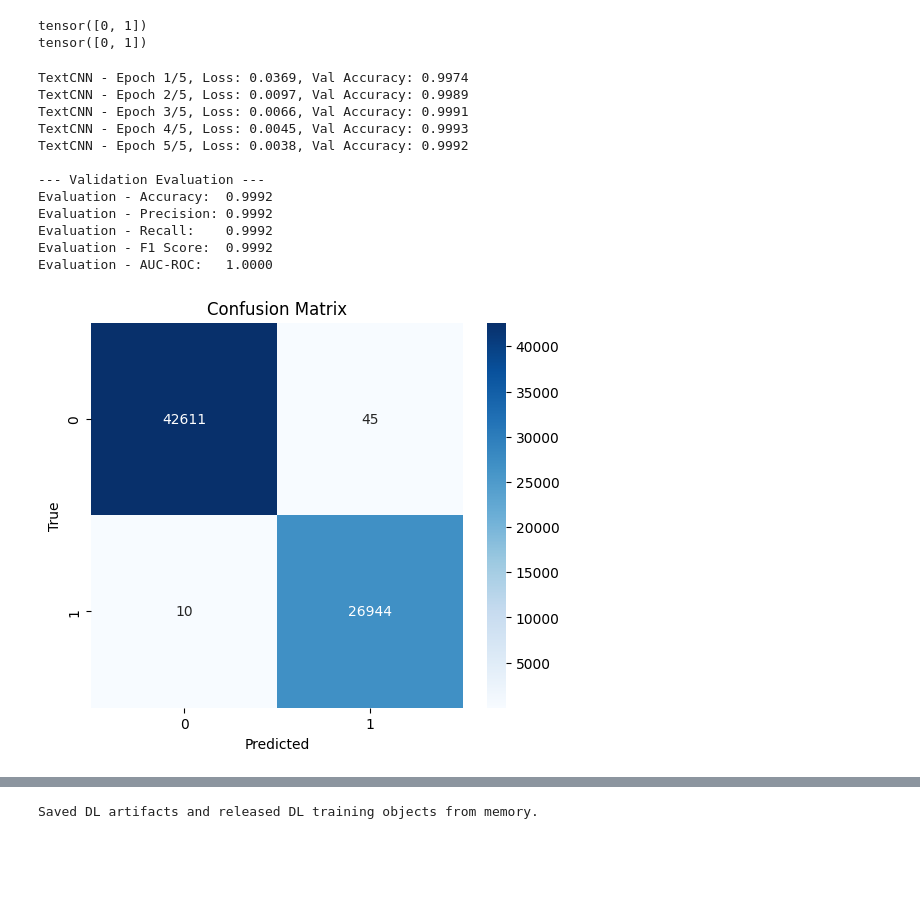
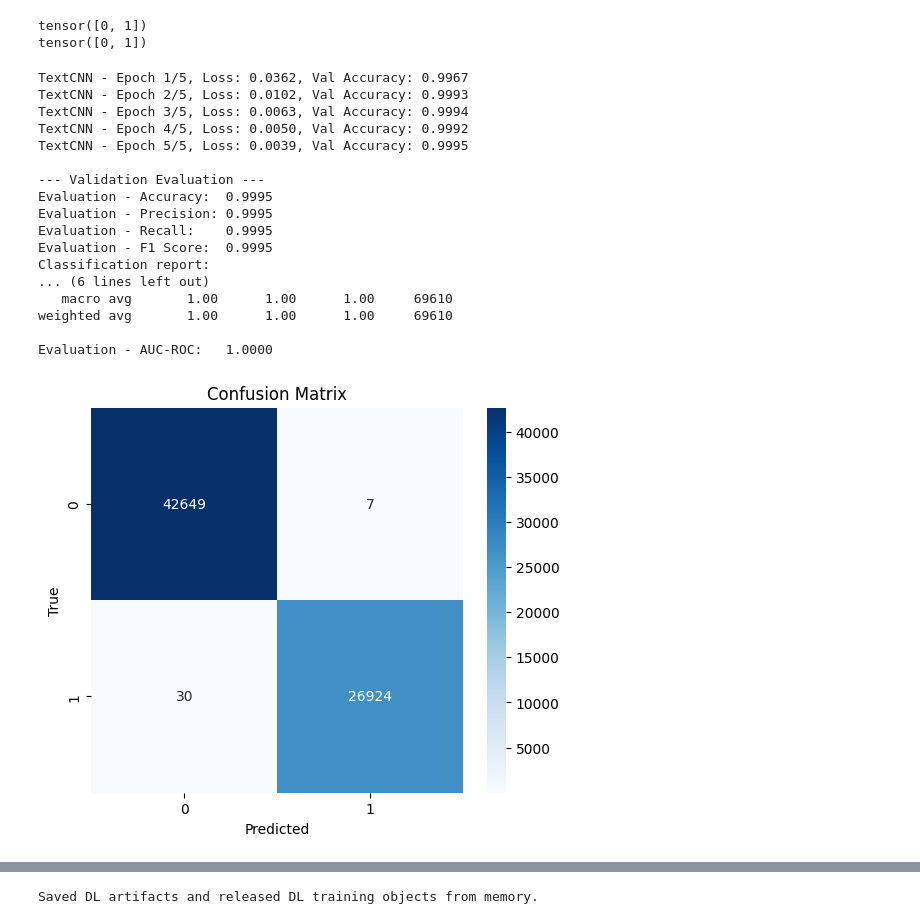
Before and after one commit to Youssef-Abdelshahid/AI-vs-Human-Text-Detection, a Jupyter notebook: AI_vs_Human_Text_Detection_Essay.ipynb, the cells around one changed output, grey strips where cells are left out. Saved outputs shown, nothing was run; the diff lists cells and outputs as text; code cells hidden in the pictures; blank space fills up the shorter version.

```diff
--- a/AI_vs_Human_Text_Detection_Essay.ipynb
+++ b/AI_vs_Human_Text_Detection_Essay.ipynb
@@ -91,0 +87,13 @@ sns.countplot(data=df,x='source')
+# %%
+sns.countplot(data=df, x='source')
+plt.title('Class Distribution')
+plt.show()
+
+class_counts = df['source'].value_counts().sort_index()
+class_percentages = (class_counts / class_counts.sum() * 100).round(2)
+imbalance_ratio = class_counts.max() / class_counts.min()
+
+print('Class distribution summary:')
+for label, count in class_counts.items():
+    print(f'Class {label}: {count:,} samples ({class_percentages.loc[label]:.2f}%)')
+print(f'Imbalance ratio (majority/minority): {imbalance_ratio:.2f}:1')
@@ -587,6 +607,7 @@ print(df['processed_text'][0])
 car . car have been around since they became famous in the 1900s , when henry ford created and built the first modelt . car have played a major role in our every day life since then . but now , people ...
 # %%
 from sklearn.model_selection import train_test_split
+from sklearn.utils.class_weight import compute_class_weight
 import gc
 import torch
 from torch.utils.data import TensorDataset, DataLoader
@@ -606,6 +627,16 @@ texts_train, texts_temp, y_train, y_temp = train_test_split(
 texts_val, texts_test, y_val, y_test = train_test_split(
     texts_temp, y_temp, test_size=0.5, random_state=42, stratify=y_temp
 )
+
+# Compute neural-network class weights from the training labels only to avoid data leakage.
+dl_classes = np.unique(y_train)
+dl_class_weights_np = compute_class_weight(
+    class_weight='balanced',
+    classes=dl_classes,
+    y=y_train
+)
+dl_class_weights = torch.tensor(dl_class_weights_np, dtype=torch.float)
+print('Deep learning class weights:', dict(zip(dl_classes.tolist(), dl_class_weights_np.round(4).tolist())))
 
 tokenizer = Tokenizer(num_words=max_vocab_size, oov_token='<OOV>', filters='', lower=False)
 tokenizer.fit_on_texts(texts_train.tolist())
@@ -734,7 +766,7 @@ import torch.nn as nn
 import torch.nn.functional as F
 from sklearn.metrics import (
     accuracy_score, precision_score, recall_score, f1_score,
-    roc_auc_score, confusion_matrix, roc_curve, auc
+    roc_auc_score, confusion_matrix, roc_curve, auc, classification_report
 )
 import matplotlib.pyplot as plt
 import seaborn as sns
@@ -829,6 +861,8 @@ def evaluate_model(model, data_loader, device):
     print(f"Evaluation - Precision: {precision:.4f}")
     print(f"Evaluation - Recall:    {recall:.4f}")
     print(f"Evaluation - F1 Score:  {f1:.4f}")
+    print("Classification report:")
+    print(classification_report(all_labels, all_preds, labels=[0, 1], target_names=["human", "ai"], zero_division=0))
     if not np.isnan(roc_auc):
         print(f"Evaluation - AUC-ROC:   {roc_auc:.4f}")
     else:
@@ -913,8 +947,9 @@ def plot_roc_curve(y_true, y_probs, num_classes, class_labels=None):
         print(f"ROC Curve plotting is typically for binary or multi-class (One-vs-Rest). Your model has {num_classes} class(es).")
 
 
-def train_model(model, train_loader, val_loader, test_loader, device, model_name="Model", epochs=5):
-    criterion = nn.CrossEntropyLoss()
+def train_model(model, train_loader, val_loader, test_loader, device, model_name="Model", epochs=5, class_weights=None):
+    # Weighted loss reduces majority-class bias while keeping all original training examples.
+    criterion = nn.CrossEntropyLoss(weight=class_weights.to(device) if class_weights is not None else None)
     optimizer = torch.optim.Adam(model.parameters(), lr=0.001)
     train_losses, val_accuracies = [], []
 
@@ -1011,37 +1046,44 @@ tensor([0, 1])
 tensor([0, 1])
 # %%
 device = torch.device("cuda" if torch.cuda.is_available() else "cpu")
+dl_class_weights = dl_class_weights.to(device)
 # %%
 num_classes_CNN = df['source'].nunique()
 
 cnn_model = CNNModel(
     vocab_size=vocab_size,
     embed_dim=128,
     num_classes=num_classes_CNN
 ).to(device)
 trained_cnn, cnn_losses, cnn_accs, cnn_val_metrics, cnn_test_metrics = train_model(
     cnn_model,
     train_loader,
     val_loader,
     test_loader,
     device,
     model_name='TextCNN',
-    epochs=5
+    epochs=5,
+    class_weights=dl_class_weights
 )
 dl_history = {'cnn': {'loss': cnn_losses, 'val_accuracy': cnn_accs, 'validation': cnn_val_metrics, 'test': cnn_test_metrics}}
 # %% [output]
-TextCNN - Epoch 1/5, Loss: 0.0369, Val Accuracy: 0.9974
-TextCNN - Epoch 2/5, Loss: 0.0097, Val Accuracy: 0.9989
-TextCNN - Epoch 3/5, Loss: 0.0066, Val Accuracy: 0.9991
-TextCNN - Epoch 4/5, Loss: 0.0045, Val Accuracy: 0.9993
-TextCNN - Epoch 5/5, Loss: 0.0038, Val Accuracy: 0.9992
+TextCNN - Epoch 1/5, Loss: 0.0362, Val Accuracy: 0.9967
+TextCNN - Epoch 2/5, Loss: 0.0102, Val Accuracy: 0.9993
+TextCNN - Epoch 3/5, Loss: 0.0063, Val Accuracy: 0.9994
+TextCNN - Epoch 4/5, Loss: 0.0050, Val Accuracy: 0.9992
+TextCNN - Epoch 5/5, Loss: 0.0039, Val Accuracy: 0.9995
 
 --- Validation Evaluation ---
-Evaluation - Accuracy:  0.9992
-Evaluation - Precision: 0.9992
-Evaluation - Recall:    0.9992
-Evaluation - F1 Score:  0.9992
+Evaluation - Accuracy:  0.9995
+Evaluation - Precision: 0.9995
+Evaluation - Recall:    0.9995
+Evaluation - F1 Score:  0.9995
+Classification report:
+... (6 lines left out)
+   macro avg       1.00      1.00      1.00     69610
+weighted avg       1.00      1.00      1.00     69610
+
 Evaluation - AUC-ROC:   1.0000
-[figure, old version]
+[figure, new version]
 [figure]
 --- Final Test Evaluation ---
```
Also changed, not shown: parts of 14 cells of this notebook, 2 other files.
